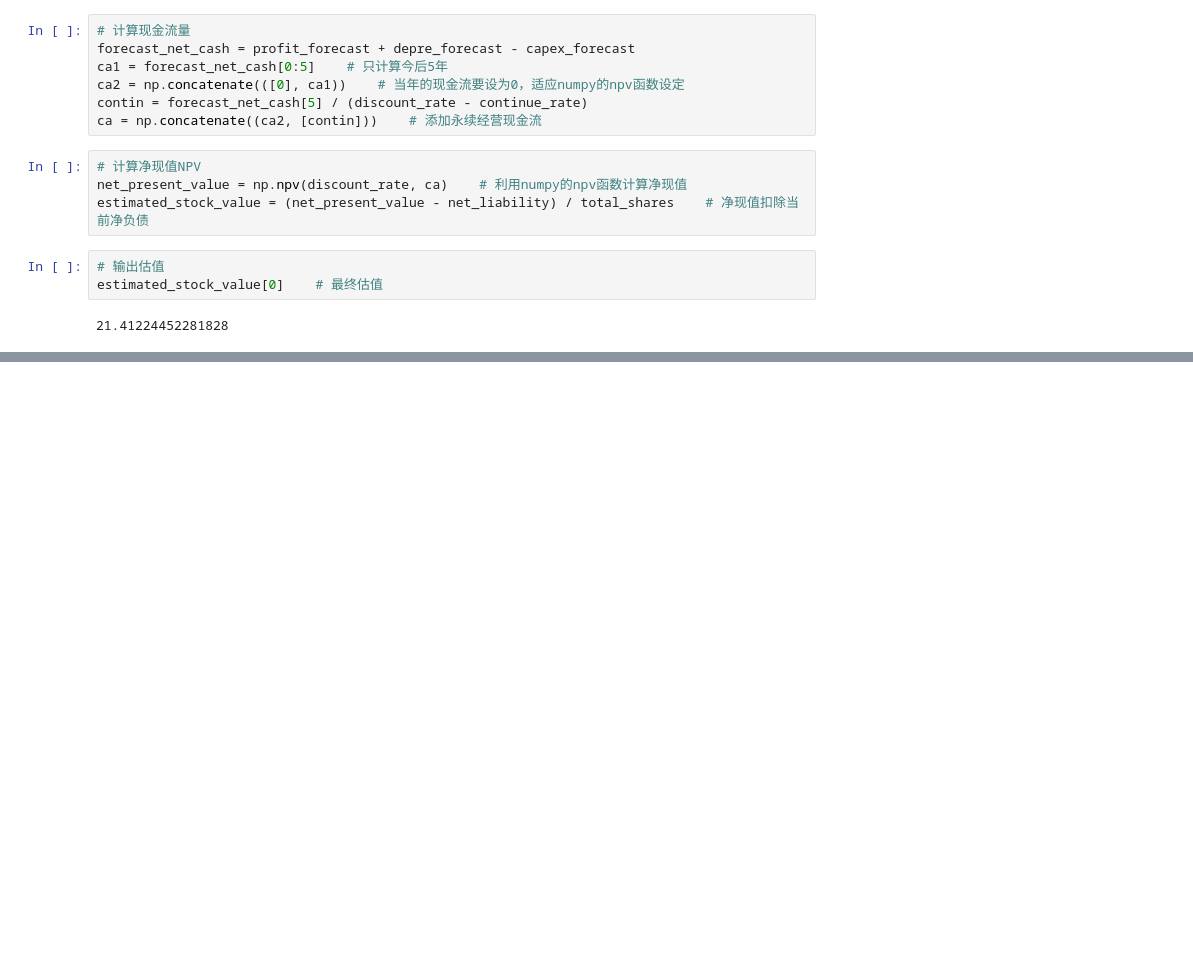
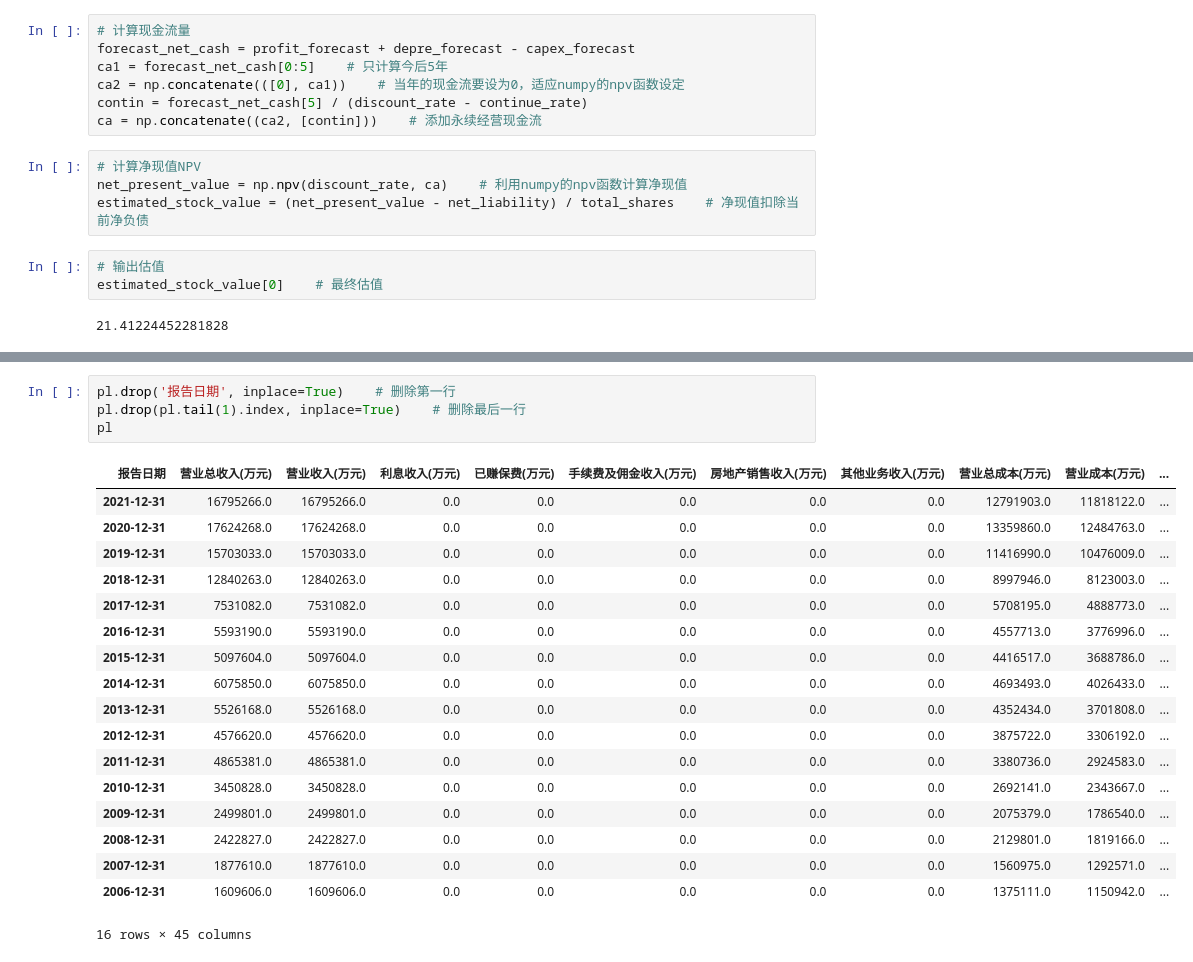
Before and after one commit to xwang71785/buffett, a Jupyter notebook: valuation.ipynb, the cells around one changed output, grey strips where cells are left out. Cells and saved outputs as stored; diff of their text form; blank space fills up the shorter version.

```diff
--- a/valuation.ipynb
+++ b/valuation.ipynb
@@ -275,0 +429,23 @@ estimated_stock_value[0]    # 最终估值
+# %%
+pl.drop('报告日期', inplace=True)    # 删除第一行
+pl.drop(pl.tail(1).index, inplace=True)    # 删除最后一行
+pl
+# %% [output]
+| 报告日期 | 营业总收入(万元) | 营业收入(万元) | 利息收入(万元) | 已赚保费(万元) | 手续费及佣金收入(万元) | 房地产销售收入(万元) | 其他业务收入(万元) | 营业总成本(万元) | 营业成本(万元) | ... |
+| 2021-12-31 | 16795266.0 | 16795266.0 | 0.0 | 0.0 | 0.0 | 0.0 | 0.0 | 12791903.0 | 11818122.0 | ... |
+| 2020-12-31 | 17624268.0 | 17624268.0 | 0.0 | 0.0 | 0.0 | 0.0 | 0.0 | 13359860.0 | 12484763.0 | ... |
+| 2019-12-31 | 15703033.0 | 15703033.0 | 0.0 | 0.0 | 0.0 | 0.0 | 0.0 | 11416990.0 | 10476009.0 | ... |
+| 2018-12-31 | 12840263.0 | 12840263.0 | 0.0 | 0.0 | 0.0 | 0.0 | 0.0 | 8997946.0 | 8123003.0 | ... |
+| 2017-12-31 | 7531082.0 | 7531082.0 | 0.0 | 0.0 | 0.0 | 0.0 | 0.0 | 5708195.0 | 4888773.0 | ... |
+| 2016-12-31 | 5593190.0 | 5593190.0 | 0.0 | 0.0 | 0.0 | 0.0 | 0.0 | 4557713.0 | 3776996.0 | ... |
+| 2015-12-31 | 5097604.0 | 5097604.0 | 0.0 | 0.0 | 0.0 | 0.0 | 0.0 | 4416517.0 | 3688786.0 | ... |
+| 2014-12-31 | 6075850.0 | 6075850.0 | 0.0 | 0.0 | 0.0 | 0.0 | 0.0 | 4693493.0 | 4026433.0 | ... |
+| 2013-12-31 | 5526168.0 | 5526168.0 | 0.0 | 0.0 | 0.0 | 0.0 | 0.0 | 4352434.0 | 3701808.0 | ... |
+| 2012-12-31 | 4576620.0 | 4576620.0 | 0.0 | 0.0 | 0.0 | 0.0 | 0.0 | 3875722.0 | 3306192.0 | ... |
+| 2011-12-31 | 4865381.0 | 4865381.0 | 0.0 | 0.0 | 0.0 | 0.0 | 0.0 | 3380736.0 | 2924583.0 | ... |
+| 2010-12-31 | 3450828.0 | 3450828.0 | 0.0 | 0.0 | 0.0 | 0.0 | 0.0 | 2692141.0 | 2343667.0 | ... |
+| 2009-12-31 | 2499801.0 | 2499801.0 | 0.0 | 0.0 | 0.0 | 0.0 | 0.0 | 2075379.0 | 1786540.0 | ... |
+| 2008-12-31 | 2422827.0 | 2422827.0 | 0.0 | 0.0 | 0.0 | 0.0 | 0.0 | 2129801.0 | 1819166.0 | ... |
+| 2007-12-31 | 1877610.0 | 1877610.0 | 0.0 | 0.0 | 0.0 | 0.0 | 0.0 | 1560975.0 | 1292571.0 | ... |
+| 2006-12-31 | 1609606.0 | 1609606.0 | 0.0 | 0.0 | 0.0 | 0.0 | 0.0 | 1375111.0 | 1150942.0 | ... |
+16 rows × 45 columns
```
Also changed, not shown: parts of 18 cells of this notebook.
